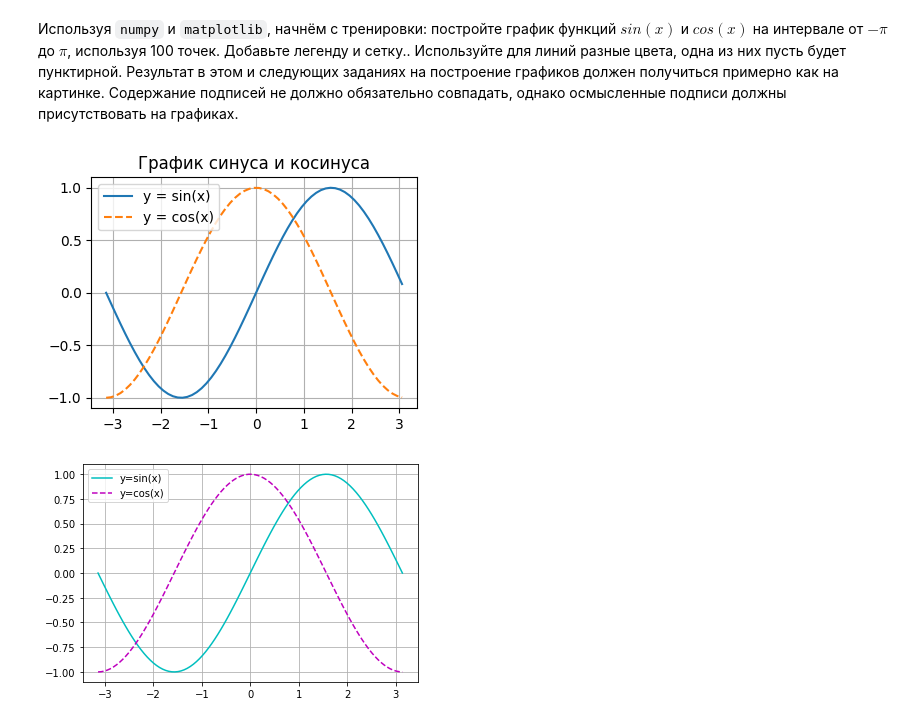
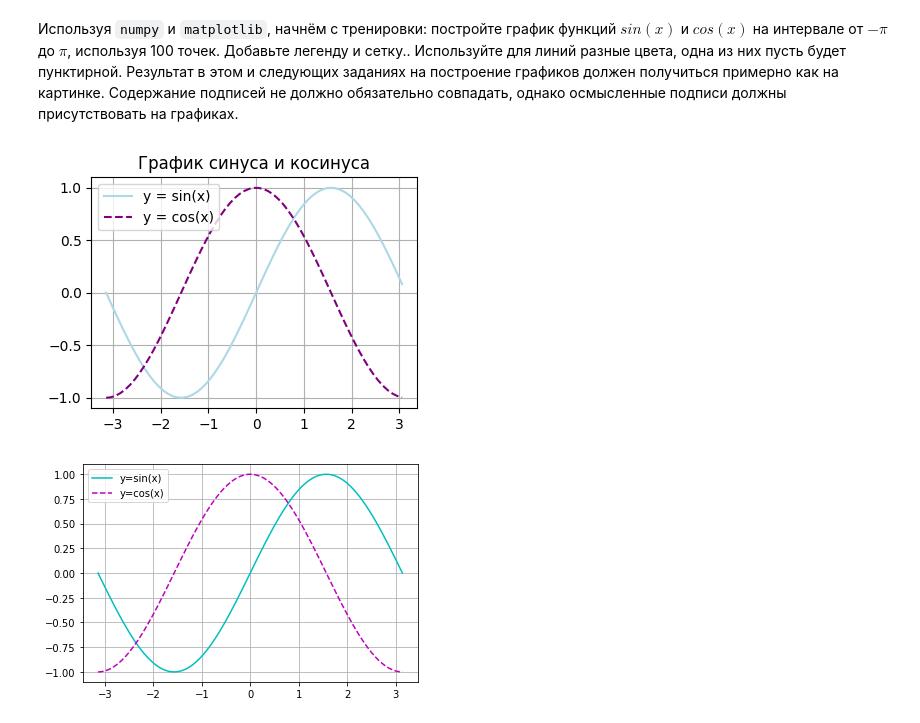
Before and after one commit to kirillkobychev/MLHSE, a Jupyter notebook: Домашнее_задание_3_Визуализации_в_Python.ipynb, the cells around one changed output. Drawn from its saved outputs; the diff is of its cells as text; code cells hidden in the pictures.

```diff
--- a/Домашнее_задание_3_Визуализации_в_Python.ipynb
+++ b/Домашнее_задание_3_Визуализации_в_Python.ipynb
@@ -42,19 +42,19 @@ GERMAN_CREDIT = 'https://github.com/evgpat/datasets/raw/refs/heads/main/german_c
 # %%
 # ваш код здесь
 x = np.arange(-np.pi, np.pi, 0.1)
 y_sin = np.sin(x)
 y_cos = np.cos(x)
 
 plt.figure(figsize=(4.2,3))
 plt.grid()
-plt.plot(x, y_sin)
-plt.plot(x, y_cos, linestyle = '--')
+plt.plot(x, y_sin, color='lightblue')
+plt.plot(x, y_cos, color='purple', linestyle = '--')
 plt.title("График синуса и косинуса")
 plt.legend(['y = sin(x)', 'y = cos(x)'])
 
 plt.show()
 # %% [output]
-[figure, old version]
+[figure, new version]
 # %%
 # то что должно получиться
 # %% [output]
```
